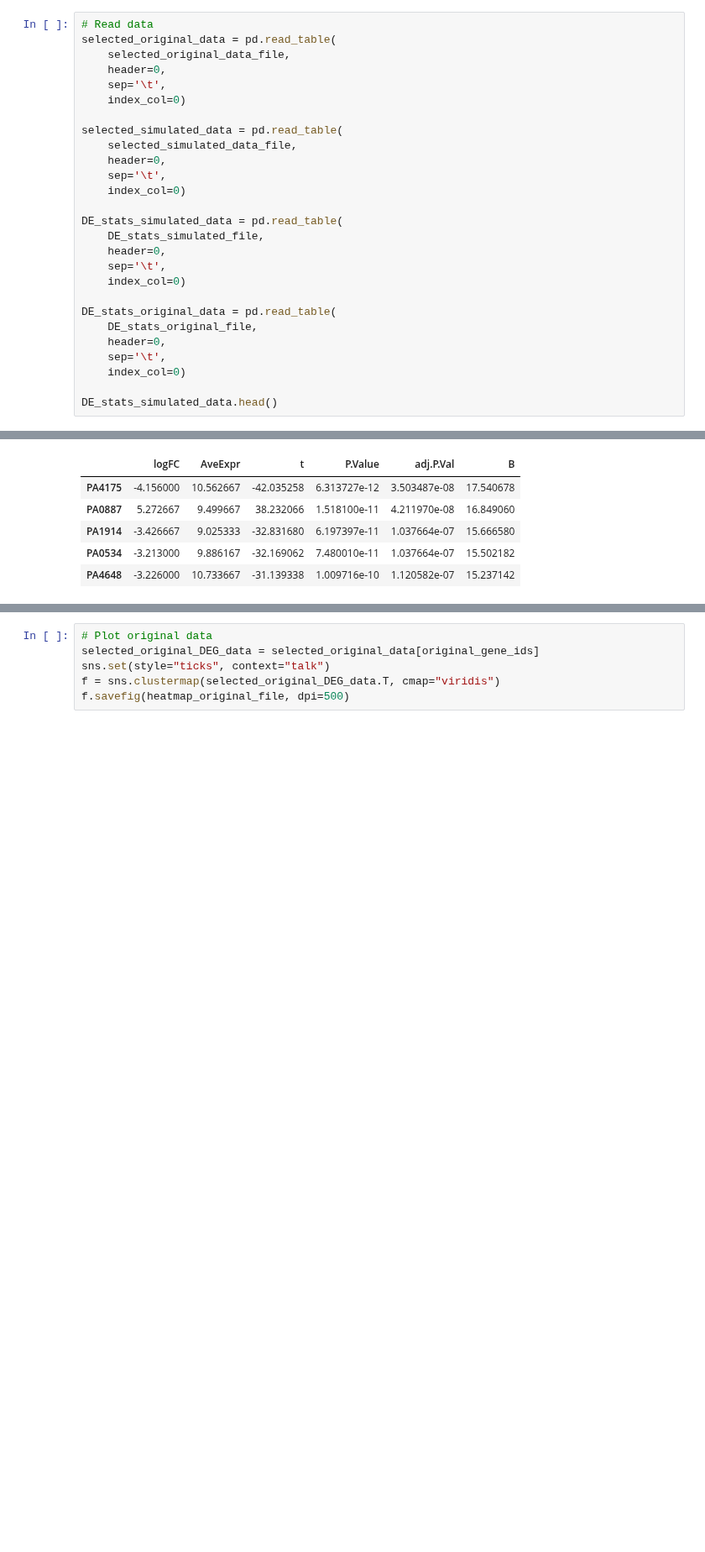
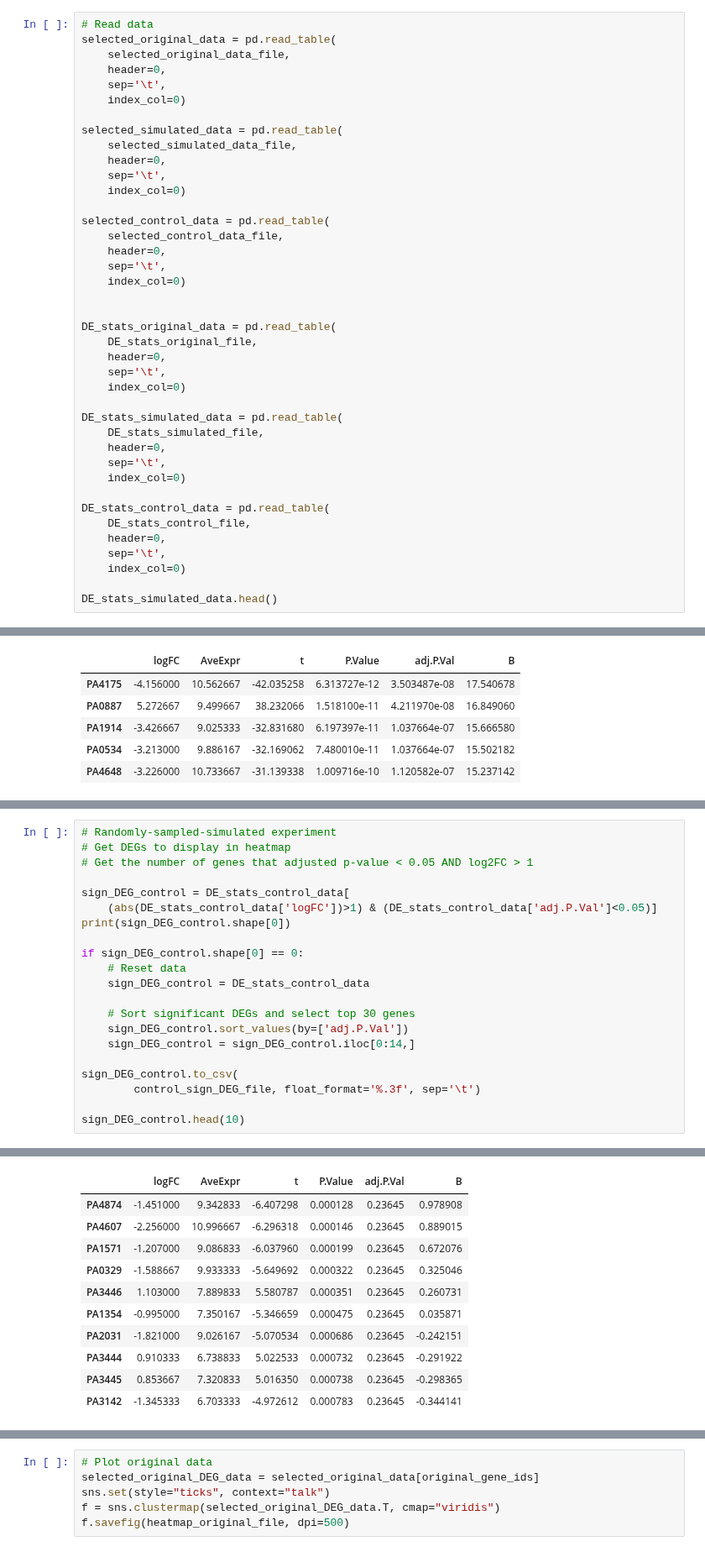
Before and after one commit to greenelab/simulate-expression-compendia, a Jupyter notebook: Differential_expression/heatmap_DEGs_original_vs_simulated.ipynb, the cells around one changed output, grey strips where cells are left out. Shown at 84% size. Saved outputs shown, nothing was run; the diff lists cells and outputs as text; blank space fills up the shorter version.

```diff
--- a/Differential_expression/heatmap_DEGs_original_vs_simulated.ipynb
+++ b/Differential_expression/heatmap_DEGs_original_vs_simulated.ipynb
@@ -102,11 +127,12 @@ selected_simulated_data = pd.read_table(
     sep='\t',
     index_col=0)
 
-DE_stats_simulated_data = pd.read_table(
-    DE_stats_simulated_file,
+selected_control_data = pd.read_table(
+    selected_control_data_file,
     header=0,
     sep='\t',
     index_col=0)
+
 
 DE_stats_original_data = pd.read_table(
     DE_stats_original_file,
@@ -114,6 +140,18 @@ DE_stats_original_data = pd.read_table(
     sep='\t',
     index_col=0)
 
+DE_stats_simulated_data = pd.read_table(
+    DE_stats_simulated_file,
+    header=0,
+    sep='\t',
+    index_col=0)
+
+DE_stats_control_data = pd.read_table(
+    DE_stats_control_file,
+    header=0,
+    sep='\t',
+    index_col=0)
+
 DE_stats_simulated_data.head()
 # %% [output]
 |  | logFC | AveExpr | t | P.Value | adj.P.Val | B |
@@ -189,3 +239,25 @@ sign_DEG_original.head(10)
 | PA1432 | 2.773000 | 9.649500 | 27.587966 | 3.079593e-10 | 2.018870e-07 | 14.223583 |
 | PA2939 | -2.783667 | 10.368167 | -27.258658 | 3.439175e-10 | 2.018870e-07 | 14.120936 |
 | PA0899 | -3.250000 | 8.995000 | -27.092334 | 3.638259e-10 | 2.018870e-07 | 14.068482 |
+# %%
+# Randomly-sampled-simulated experiment
+# Get DEGs to display in heatmap
+# Get the number of genes that adjusted p-value < 0.05 AND log2FC > 1
+
+sign_DEG_control = DE_stats_control_data[
+    (abs(DE_stats_control_data['logFC'])>1) & (DE_stats_control_data['adj.P.Val']<0.05)]
+print(sign_DEG_control.shape[0])
+
+if sign_DEG_control.shape[0] == 0:
+    # Reset data
+    sign_DEG_control = DE_stats_control_data
+
+    # Sort significant DEGs and select top 30 genes
+    sign_DEG_control.sort_values(by=['adj.P.Val'])
+    sign_DEG_control = sign_DEG_control.iloc[0:14,]
+
+sign_DEG_control.to_csv(
+        control_sign_DEG_file, float_format='%.3f', sep='\t')
+
+sign_DEG_control.head(10)
+# %% [output]
@@ -192,2 +265,13 @@ sign_DEG_original.head(10)
+|  | logFC | AveExpr | t | P.Value | adj.P.Val | B |
+| PA4874 | -1.451000 | 9.342833 | -6.407298 | 0.000128 | 0.23645 | 0.978908 |
+| PA4607 | -2.256000 | 10.996667 | -6.296318 | 0.000146 | 0.23645 | 0.889015 |
+| PA1571 | -1.207000 | 9.086833 | -6.037960 | 0.000199 | 0.23645 | 0.672076 |
+| PA0329 | -1.588667 | 9.933333 | -5.649692 | 0.000322 | 0.23645 | 0.325046 |
+| PA3446 | 1.103000 | 7.889833 | 5.580787 | 0.000351 | 0.23645 | 0.260731 |
+| PA1354 | -0.995000 | 7.350167 | -5.346659 | 0.000475 | 0.23645 | 0.035871 |
+| PA2031 | -1.821000 | 9.026167 | -5.070534 | 0.000686 | 0.23645 | -0.242151 |
+| PA3444 | 0.910333 | 6.738833 | 5.022533 | 0.000732 | 0.23645 | -0.291922 |
+| PA3445 | 0.853667 | 7.320833 | 5.016350 | 0.000738 | 0.23645 | -0.298365 |
+| PA3142 | -1.345333 | 6.703333 | -4.972612 | 0.000783 | 0.23645 | -0.344141 |
 # %%
 # Get gene ids for significant DEGs
```
Also changed, not shown: parts of 8 cells of this notebook, 4 other files.
